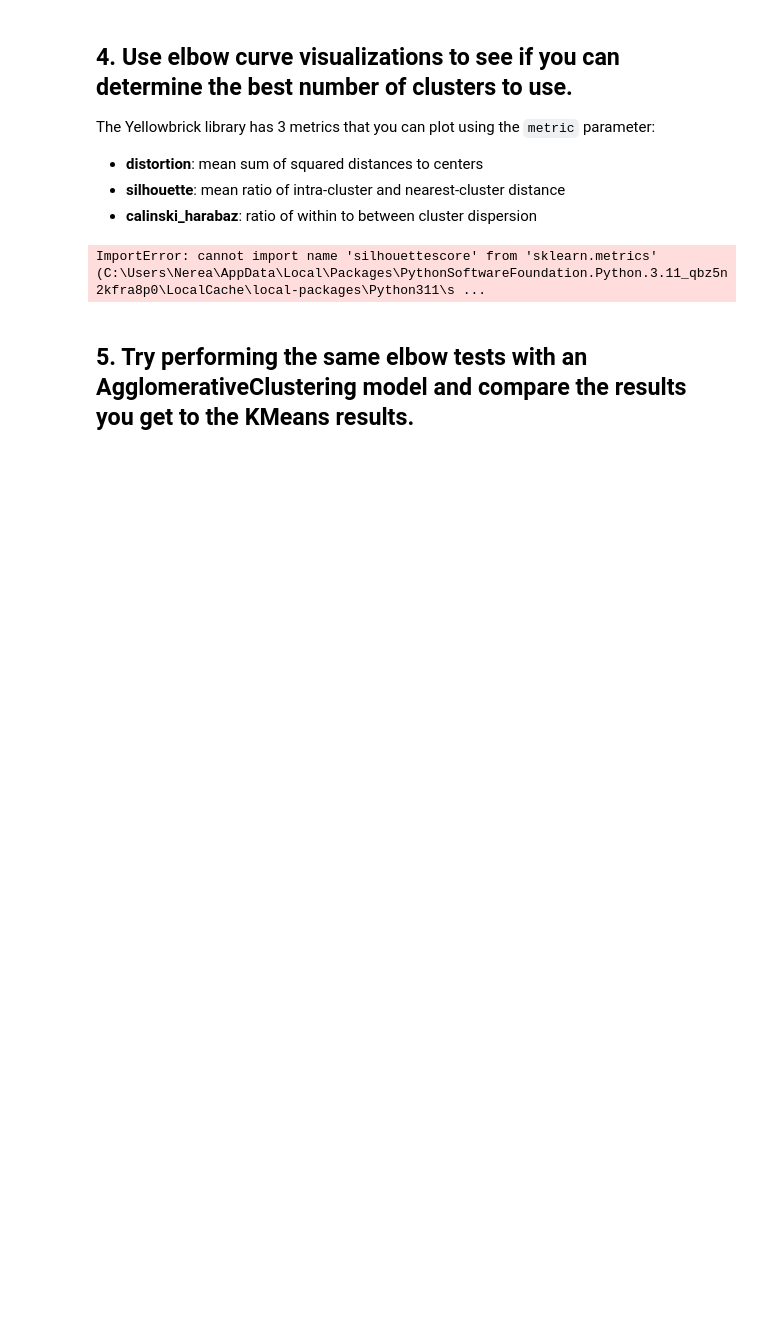
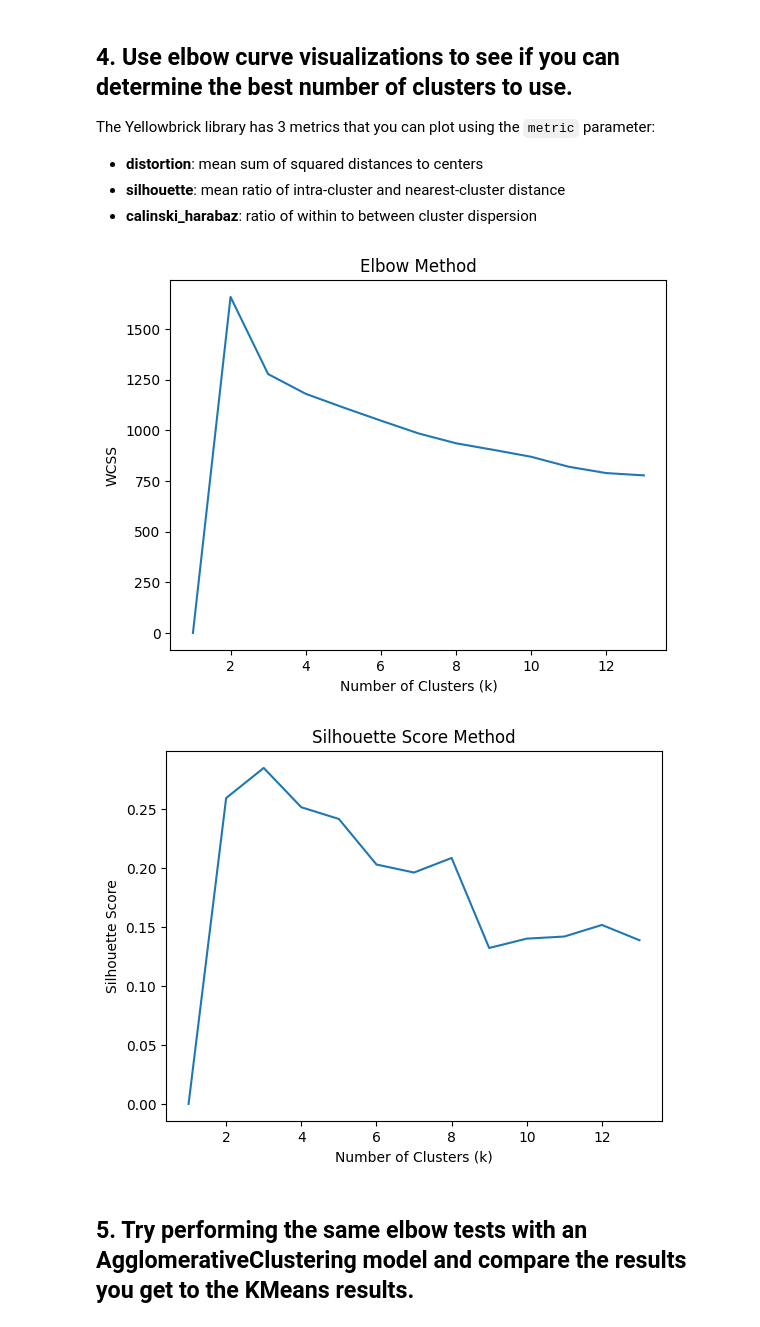
Before and after one commit to Ironhack-Data-Madrid-Abril-2023/7.4-lab_unsupervised_learning_evaluation, a Jupyter notebook: your-code/main.ipynb, the cells around one changed output. Cells and saved outputs as stored; diff of their text form; code cells hidden in the pictures; blank space fills up the shorter version.

```diff
--- a/your-code/main.ipynb
+++ b/your-code/main.ipynb
@@ -141,39 +141,41 @@ The Yellowbrick library has 3 metrics that you can plot using the `metric` param
 # %%
 from sklearn.metrics import silhouette_score
 from sklearn.preprocessing import StandardScaler
+
 scaler = StandardScaler()
 X_scaled = scaler.fit_transform(X)
 
 
 wcss = []
 silhouette_scores = []
 
 for k in range(1, 14):
     if k == 1:
-        labels = np.zeros(len(data))
+        labels = np.zeros(len(X_scaled))
         wcss.append(0)
         silhouette_scores.append(0)
     else:
-        kmeans = KMeans(nclusters=k)
-        kmeans.fit(data)
-        wcss.append(kmeans.inertia)
-        silhouette_avg = silhouettescore(data, kmeans.labels)
+        kmeans = KMeans(n_clusters=k)
+        kmeans.fit(X_scaled)
+        wcss.append(kmeans.inertia_)
+        silhouette_avg = silhouette_score(X_scaled, kmeans.labels_)
         silhouette_scores.append(silhouette_avg)
 
 # Elbow Method
 plt.plot(range(1, 14), wcss)
 plt.xlabel('Number of Clusters (k)')
 plt.ylabel('WCSS')
 plt.title('Elbow Method')
 plt.show()
 
 # Silhouette Score
 plt.plot(range(1, 14), silhouette_scores)
 plt.xlabel('Number of Clusters (k)')
 plt.ylabel('Silhouette Score')
 plt.title('Silhouette Score Method')
 plt.show()
 # %% [output]
-ImportError: cannot import name 'silhouettescore' from 'sklearn.metrics' (C:\Users\Nerea\AppData\Local\Packages\PythonSoftwareFoundation.Python.3.11_qbz5n2kfra8p0\LocalCache\local-packages\Python311\s ...
+[figure, added]
+[figure, added]
 # %% [markdown]
 ## 5. Try performing the same elbow tests with an AgglomerativeClustering model and compare the results you get to the KMeans results.
```
Also changed, not shown: parts of 12 cells of this notebook.
